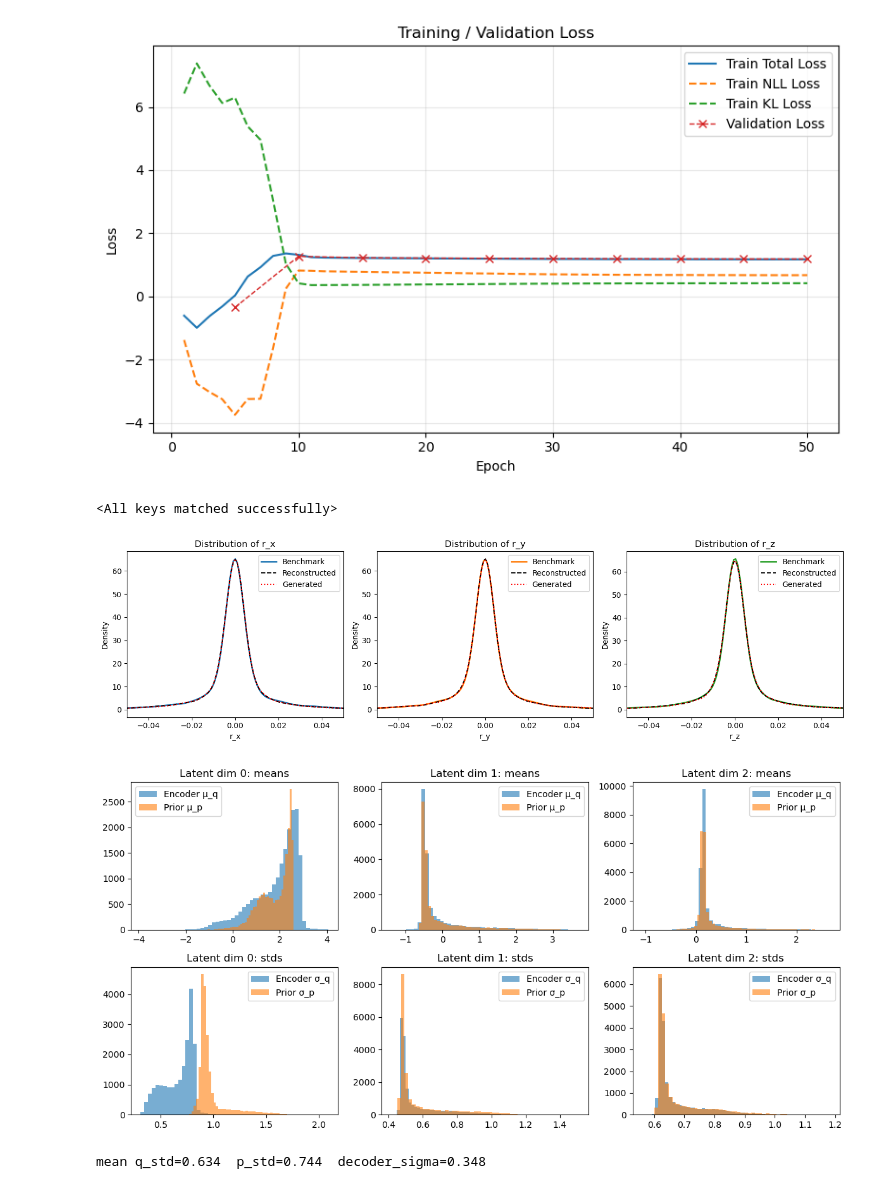
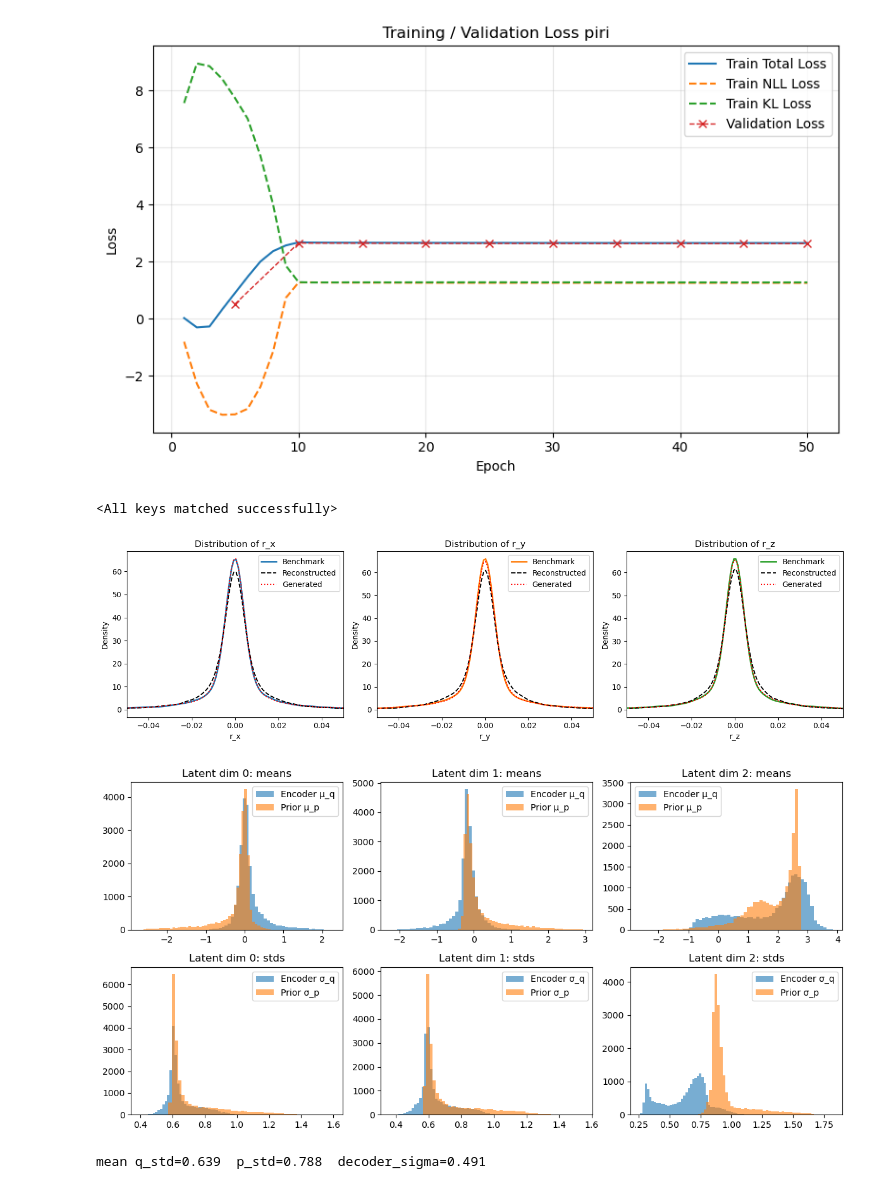
Before and after one commit to maojrs/deepRD, a Jupyter notebook: notebooks/stochasticClosureCVAE/newCvae/new_cvae.ipynb, the cells around one changed output. Drawn from its saved outputs; the diff is of its cells as text; code cells hidden in the pictures.

```diff
--- a/notebooks/stochasticClosureCVAE/newCvae/new_cvae.ipynb
+++ b/notebooks/stochasticClosureCVAE/newCvae/new_cvae.ipynb
@@ -338,12 +525,2 @@ torch.Size([1999800, 3]) torch.Size([1999800, 3]) torch.Size([1999800, 3])
 # %%
-## Normalization
-
-scaler_v = StandardScaler().fit(v_n)
-scaler_r = StandardScaler().fit(r_n)
-
-scaler_rnext = StandardScaler().fit(r_next)
-
-v_n_norm = torch.tensor(scaler_v.transform(v_n), dtype=torch.float32)
-r_n_norm = torch.tensor(scaler_r.transform(r_n), dtype=torch.float32)
-
-r_next_norm = torch.tensor(scaler_rnext.transform(r_next), dtype=torch.float32)
+r_next.shape, c.shape, r_next.std(), r_next_norm.std(), c.std(dim=(0)), c_norm.std()
@@ -378,4 +574,5 @@ val_ds   = RVDataset(r_next_norm[split:], v_n_norm[split:], r_n_norm[split:])
 train_loader = DataLoader(train_ds, batch_size=4096, shuffle=True, num_workers=4, pin_memory=True)
 val_loader   = DataLoader(val_ds, batch_size=4096, shuffle=False, num_workers=4)
 
-model = CVAE()
+zdim = 3
+model = CVAE(zdim=zdim, cond_type=conditionedOn).to(device)
@@ -417,19 +626,19 @@ if len(val_total_losses) > 0:
 
 plt.xlabel('Epoch')
 plt.ylabel('Loss')
-plt.title('Training / Validation Loss')
+plt.title(f'Training / Validation Loss {conditionedOn}')
 plt.legend()
 plt.grid(alpha=0.3)
 plt.tight_layout()
 plt.show()
 # %% [output]
-[figure, old version]
+[figure, new version]
 # %%
-valModel = CVAE()
+valModel = CVAE(zdim=zdim, cond_type=conditionedOn).to(device)
 
-scalers = joblib.load("normalizers.pkl")
+scalers = joblib.load("normalizers/normalizers_"+conditionedOn+".pkl")
 valModel.attach_normalizers(**scalers)
-ckpt = torch.load("cvae_checkpoint.pt", map_location="cpu")
+ckpt = torch.load("ckpts/cvae_checkpoint_"+conditionedOn+".pt", map_location="cpu", weights_only=True)
 valModel.load_state_dict(ckpt['model_state'])
 # %% [output]
 <All keys matched successfully>
@@ -503,10 +759,23 @@ def plot_r_distributions(model, c_n, r_next, n_samples=50000, device="cpu"):
+# %%
+val_loader_full = DataLoader(val_ds, batch_size=8192, shuffle=False)
+all_r, all_c = [], []
+
+for r_win, c_win in val_loader_full:
+    r_flat = r_win.reshape(-1, r_win.shape[-1])
+    c_flat = c_win.reshape(-1, c_win.shape[-1])
+    all_r.append(r_flat)
+    all_c.append(c_flat)
+
+r_next_val = torch.cat(all_r, dim=0)
+c_val = torch.cat(all_c, dim=0)
+
+r_val_ph = valModel.scaler_r.inverse_transform(r_next_val)
+c_val_ph = valModel.scaler_c.inverse_transform(c_val)
 # %%
 # Assume you have:
 # r_n, v_n, r_next = benchmark arrays (each [N,3])
 # model = trained CVAE with attached scalers
 
-c_n = np.concatenate([v_n, r_n], axis=-1)
-
-plot_r_distributions(valModel, c_n, r_next, n_samples=20000)
+r_bench, r_rec, r_gen = plot_r_distributions(valModel, r_val_ph, c_val_ph, n_samples=20000, Tr=1, Tz=1)
 # %% [output]
-[figure, old version]
+[figure, new version]
@@ -570,13 +782,12 @@ def visualize_latent_distributions(model, c_n, r_next, n_samples=50000, device="
 # %%
 # Assuming you have arrays from benchmark data
 # r_n, v_n, r_next -> each [N, 3]
-visualize_latent_distributions(valModel, c_n, r_next, n_samples=20000)
+visualize_latent_distributions(valModel, r_val_ph, c_val_ph, n_samples=20000)
 # %% [output]
-[figure, old version]
+[figure, new version]
 # %%
 batch = next(iter(val_loader))
-r_nxt_b, v_b, r_b = batch
-c_t = torch.cat((v_b,r_b), dim=-1)
+r_nxt_b, c_t = [x.to(device) for x in batch]
 
 with torch.no_grad():
     dec_out, (q_mu,q_logv), (p_mu,p_logv) = valModel(r_nxt_b, c_t)
@@ -586,7 +797,7 @@ with torch.no_grad():
     r_std = torch.exp(log_sig_r).mean().item()
 print(f"mean q_std={q_std:.3f}  p_std={p_std:.3f}  decoder_sigma={r_std:.3f}")
 # %% [output]
-mean q_std=0.634  p_std=0.744  decoder_sigma=0.348
+mean q_std=0.639  p_std=0.788  decoder_sigma=0.491
 # %%
 def stats(x):
     x = x.detach().cpu().numpy().reshape(-1)
```
Also changed, not shown: parts of 20 cells of this notebook, 22 other files.
